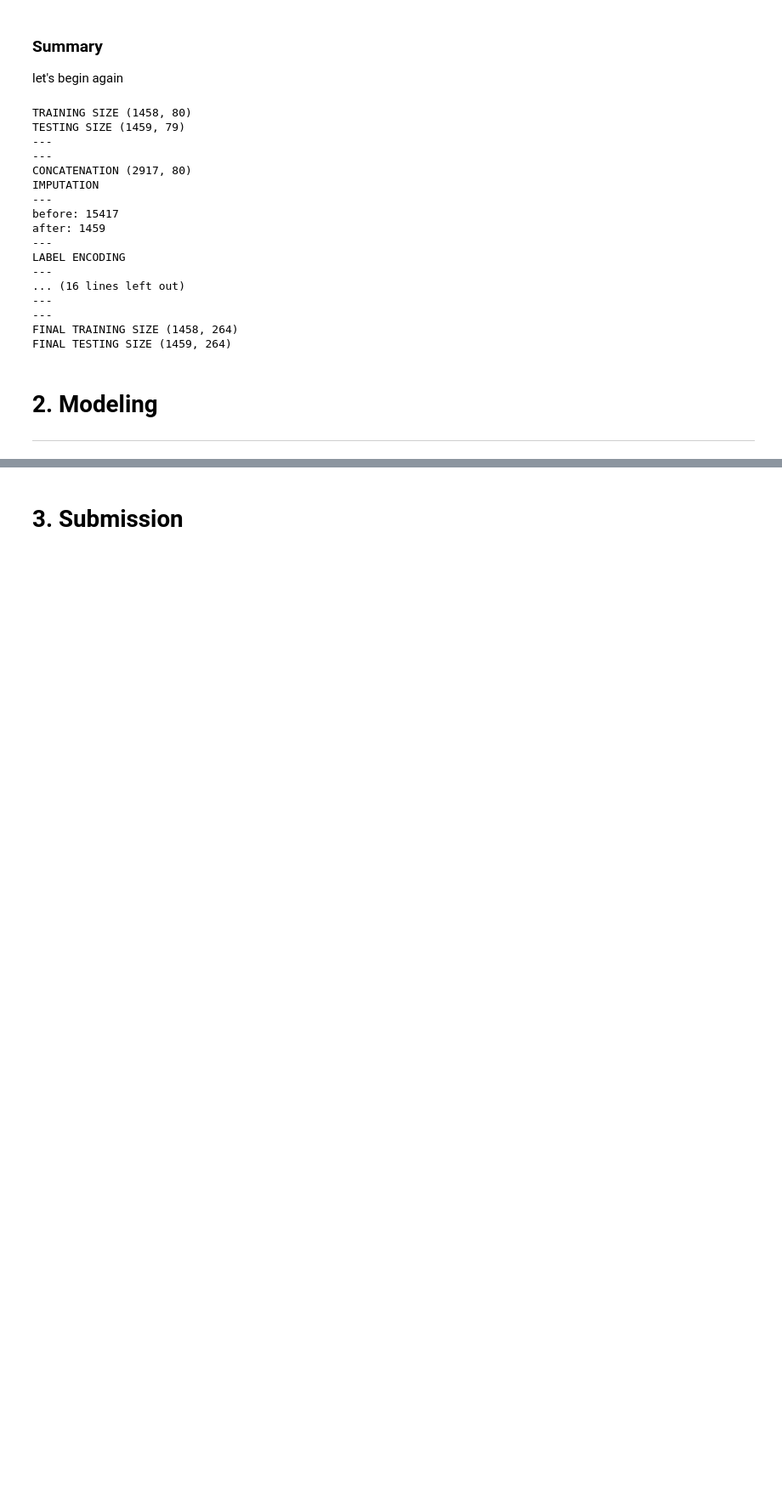
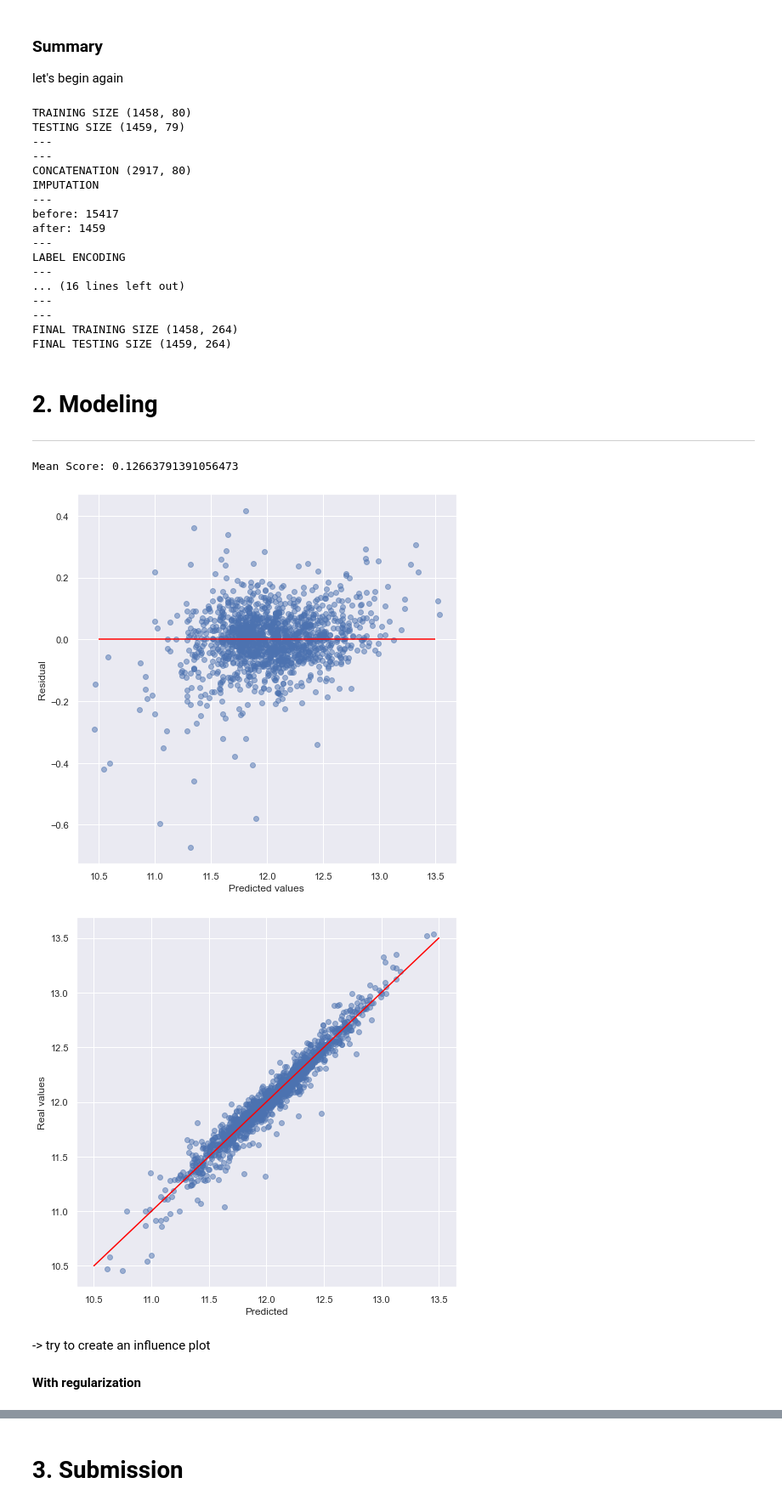
Before and after one commit to axelearning/CS_portfolio, a Jupyter notebook: machine_learning/house_prices_regression/V2.ipynb, the cells around one changed output, grey strips where cells are left out. Shown at 85% size. Drawn from its saved outputs; the diff is of its cells as text; code cells hidden in the pictures; blank space fills up the shorter version.

```diff
--- a/machine_learning/house_prices_regression/V2.ipynb
+++ b/machine_learning/house_prices_regression/V2.ipynb
@@ -578,0 +594,36 @@ from sklearn.linear_model import Lasso
+# %%
+# simple regression line
+model = make_pipeline(RobustScaler(), LinearRegression())
+
+scores = cross_val_score(model, X_train, y_train, scoring="neg_mean_squared_error", cv=5)
+score = np.sqrt(-scores.mean())
+print(f"Mean Score: {score}")
+
+model.fit(X_train, y_train)
+y_pred = model.predict(X_train)
+
+residual = y_train - y_pred
+
+# Plot residual
+plt.figure(figsize=(8,8))
+plt.scatter(x=y_train, y=residual, alpha=0.5)
+plt.hlines(y = 0, xmin = 10.5, xmax = 13.5, color = "red")
+plt.ylabel("Residual")
+plt.xlabel("Predicted values")
+plt.show()
+
+# Plot prediction
+plt.figure(figsize=(8,8))
+plt.scatter(x=y_pred, y=y_train, alpha=0.5)
+plt.plot([10.5,13.5], [10.5,13.5], color="red")
+plt.ylabel("Real values")
+plt.xlabel("Predicted")
+plt.show()
+# %% [output]
+Mean Score: 0.12663791391056473
+[figure, added]
+[figure, added]
+# %% [markdown]
+-> try to create an influence plot
+# %% [markdown]
+**With regularization**
```
Also changed, not shown: parts of 25 cells of this notebook, 2 other files.
